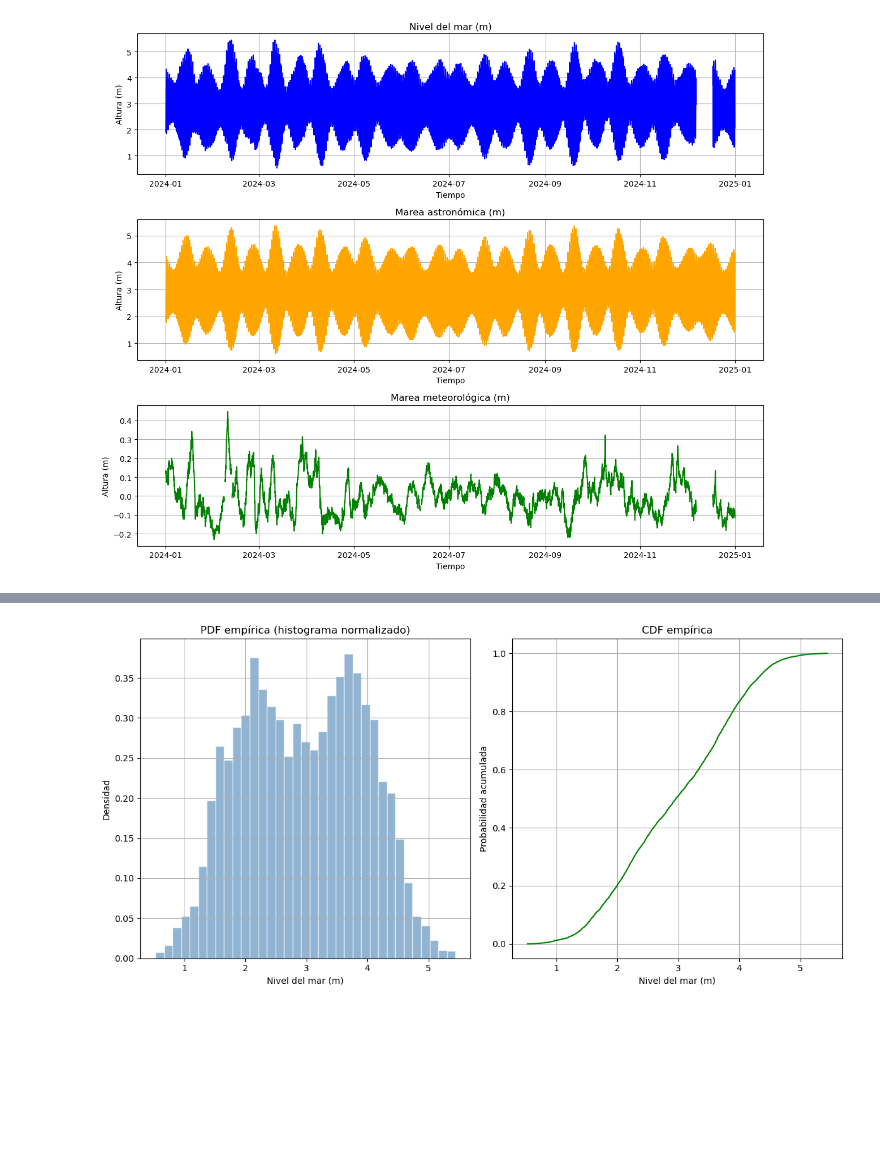
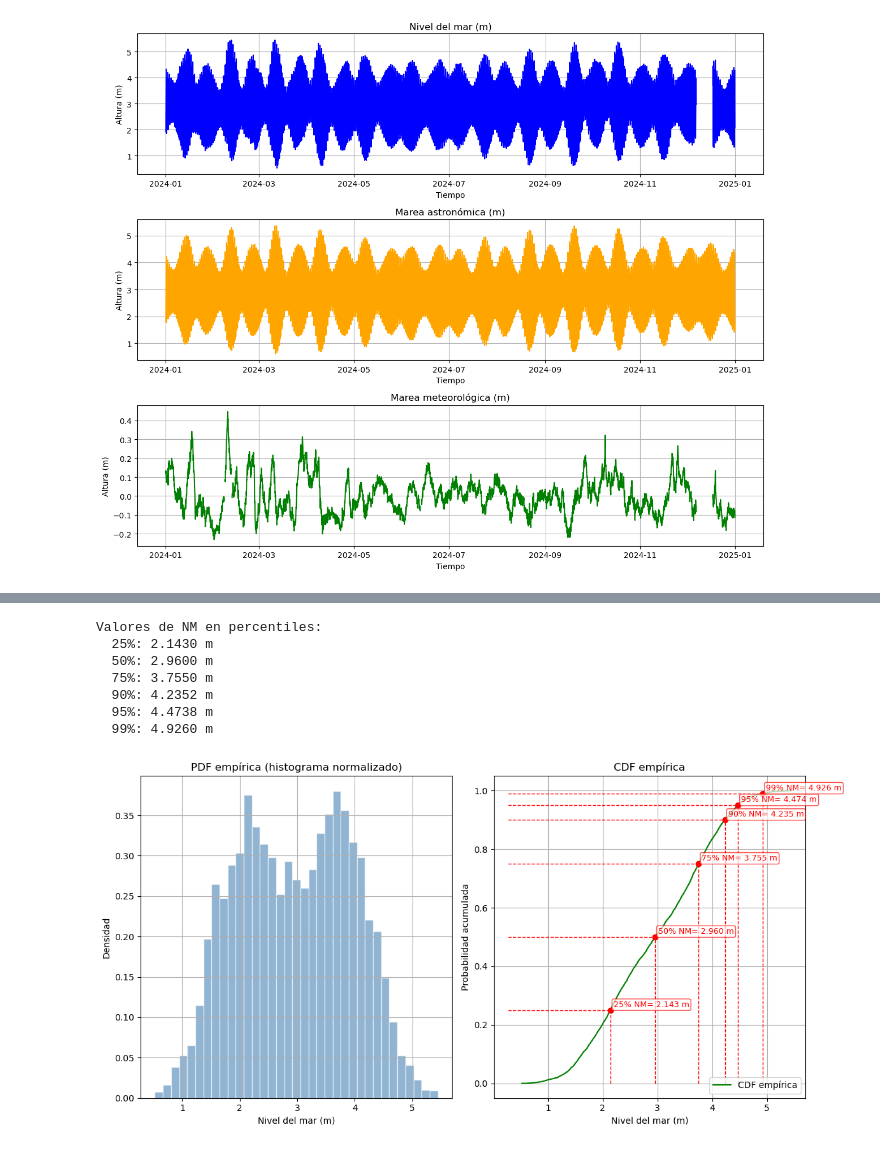
Before and after one commit to WillyCarballo-Lafuente/MicroDatosIA, a Jupyter notebook: first-practice/Santander_SeaLvl.ipynb, the cells around one changed output, grey strips where cells are left out. Cells and saved outputs as stored; diff of their text form; code cells hidden in the pictures; blank space fills up the shorter version.

```diff
--- a/first-practice/Santander_SeaLvl.ipynb
+++ b/first-practice/Santander_SeaLvl.ipynb
@@ -100,27 +104,74 @@ nm_values = df['NM'].replace([np.inf, -np.inf], np.nan).dropna()
 # %%
-# --- PDF empírica ---
-# Histograma normalizado
+# Limpiar datos (quitar NaN e infinitos)
+nm_values = df['NM'].replace([np.inf, -np.inf], np.nan).dropna()
+
+# --- Percentiles solicitados ---
+percentiles = [25, 50, 75, 90, 95, 99]
+perc_values = np.percentile(nm_values, percentiles)
+
+# Imprimir los valores de NM en cada percentil
+print("Valores de NM en percentiles:")
+for p, val in zip(percentiles, perc_values):
+    print(f"  {p:>2}%: {val:.4f} m")
+
+
+# PDF empírica
 plt.figure(figsize=(12, 6))
 
 plt.subplot(1, 2, 1)
 plt.hist(nm_values, bins=35, density=True, alpha=0.6, color='steelblue', edgecolor='white')
 plt.title('PDF empírica (histograma normalizado)')
 plt.xlabel('Nivel del mar (m)')
 plt.ylabel('Densidad')
 plt.grid(True)
 
-# --- CDF empírica ---
+
+# CDF empírica
 x_sorted = np.sort(nm_values)
-cdf_emp = np.arange(1, len(x_sorted)+1) / len(x_sorted)
+cdf_emp = np.arange(1, len(x_sorted) + 1) / len(x_sorted)
 
-plt.subplot(1, 2, 2)
-plt.plot(x_sorted, cdf_emp, color='green')
-plt.title('CDF empírica')
-plt.xlabel('Nivel del mar (m)')
-plt.ylabel('Probabilidad acumulada')
-plt.grid(True)
+ax = plt.subplot(1, 2, 2)
+ax.plot(x_sorted, cdf_emp, color='green', label='CDF empírica')
+ax.set_title('CDF empírica')
+ax.set_xlabel('Nivel del mar (m)')
+ax.set_ylabel('Probabilidad acumulada')
+ax.grid(True)
+
+# Líneas desde los ejes hasta el punto
+x_min = ax.get_xlim()[0]  # límite izquierdo del eje X
+for p, x_p in zip(percentiles, perc_values):
+    y_p = (x_sorted <= x_p).sum() / len(x_sorted)
+
+    # Línea vertical desde y=0 hasta y=y_p
+    ax.plot([x_p, x_p], [0, y_p], color='red', linestyle='--', linewidth=1)
+
+    # Línea horizontal desde x=x_min hasta x=x_p
+    ax.plot([x_min, x_p], [y_p, y_p], color='red', linestyle='--', linewidth=1)
+
+    # Punto de intersección
+    ax.plot(x_p, y_p, 'o', color='red')
+
+    # Anotación con el percentil y el valor
+    ax.annotate(
+        f'{p}% NM= {x_p:.3f} m',
+        xy=(x_p, y_p),
+        xytext=(5, 5),
+        textcoords='offset pixels',
+        color='red',
+        fontsize=9,
+        bbox=dict(boxstyle='round,pad=0.2', fc='white', ec='red', alpha=0.7)
+    )
+
+ax.legend(loc='lower right')
 
 plt.tight_layout()
 plt.show()
 # %% [output]
+Valores de NM en percentiles:
+  25%: 2.1430 m
+  50%: 2.9600 m
+  75%: 3.7550 m
+  90%: 4.2352 m
+  95%: 4.4738 m
+  99%: 4.9260 m
-[figure, old version]
+[figure, new version]
```
Also changed, not shown: parts of 21 cells of this notebook, 2 other files.
